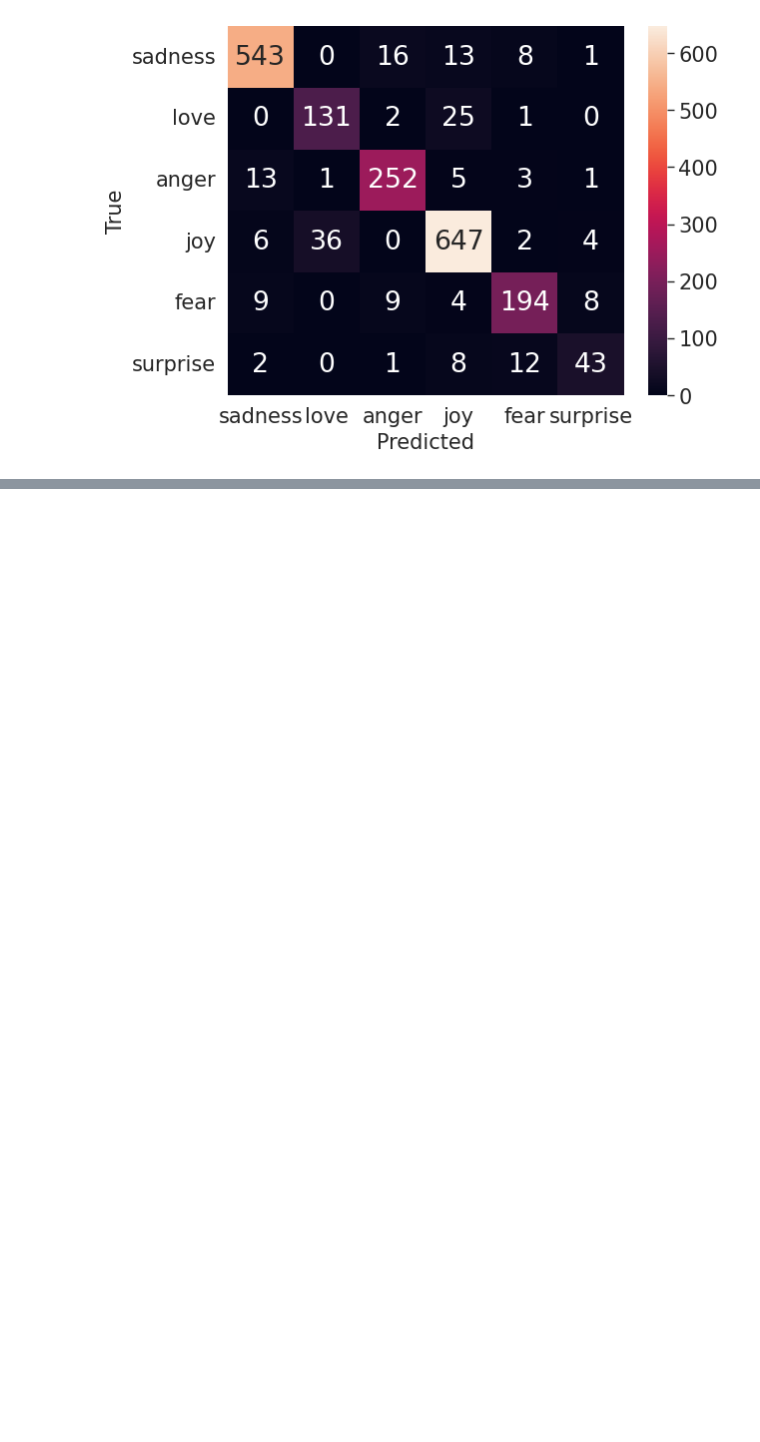
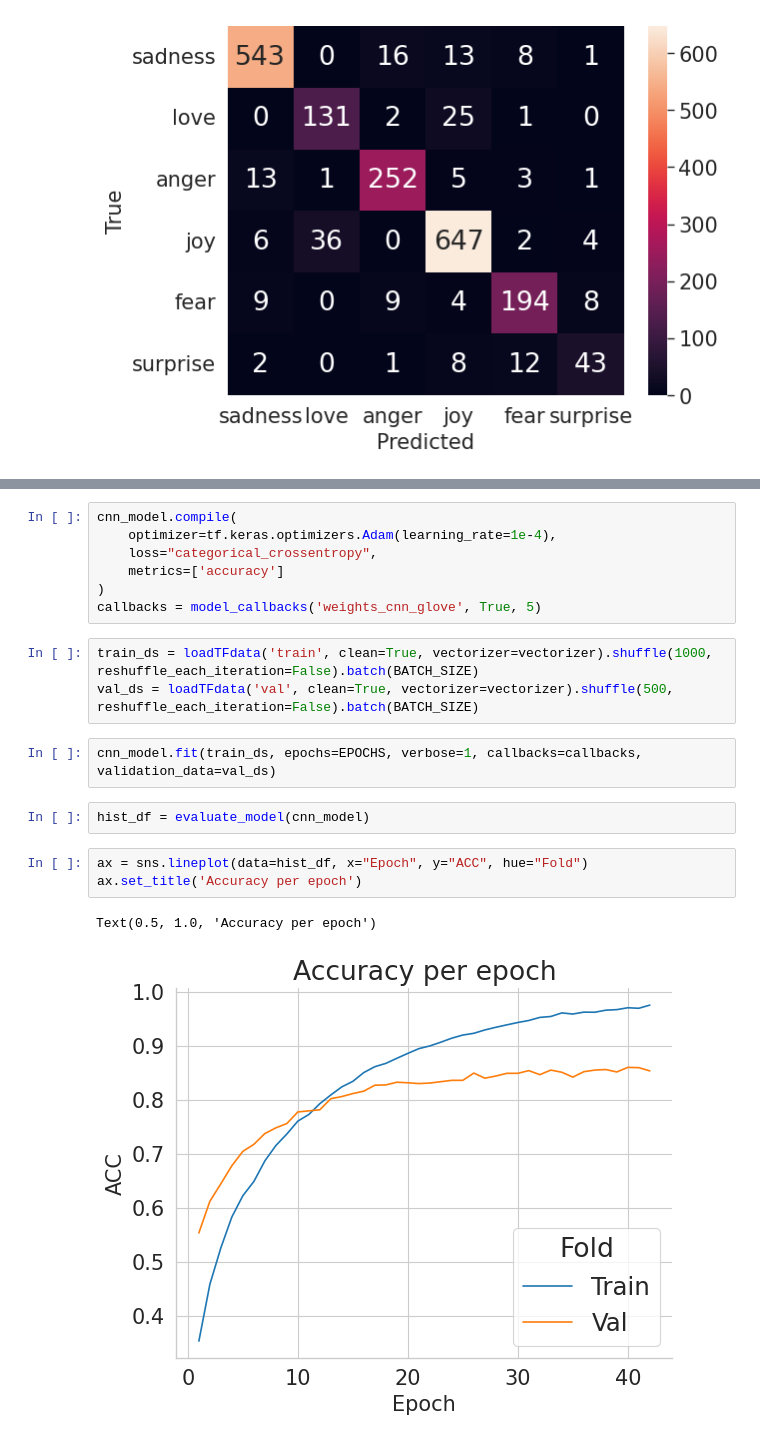
Before and after one commit to Sofi-240/Emotion_classification, a Jupyter notebook: notebook.ipynb, the cells around one changed output, grey strips where cells are left out. Drawn from its saved outputs; the diff is of its cells as text; blank space fills up the shorter version.

```diff
--- a/notebook.ipynb
+++ b/notebook.ipynb
@@ -417,0 +744,20 @@ The substantial overlap in occurrences of "love" and "joy" as false positives ca
+# %%
+cnn_model.compile(
+    optimizer=tf.keras.optimizers.Adam(learning_rate=1e-4),
+    loss="categorical_crossentropy",
+    metrics=['accuracy']
+)
+callbacks = model_callbacks('weights_cnn_glove', True, 5)
+# %%
+train_ds = loadTFdata('train', clean=True, vectorizer=vectorizer).shuffle(1000, reshuffle_each_iteration=False).batch(BATCH_SIZE)
+val_ds = loadTFdata('val', clean=True, vectorizer=vectorizer).shuffle(500, reshuffle_each_iteration=False).batch(BATCH_SIZE)
+# %%
+cnn_model.fit(train_ds, epochs=EPOCHS, verbose=1, callbacks=callbacks, validation_data=val_ds)
+# %%
+hist_df = evaluate_model(cnn_model)
+# %%
+ax = sns.lineplot(data=hist_df, x="Epoch", y="ACC", hue="Fold")
+ax.set_title('Accuracy per epoch')
+# %% [output]
+Text(0.5, 1.0, 'Accuracy per epoch')
+[figure, added]
```
Also changed, not shown: parts of 117 cells of this notebook, 23 other files.
